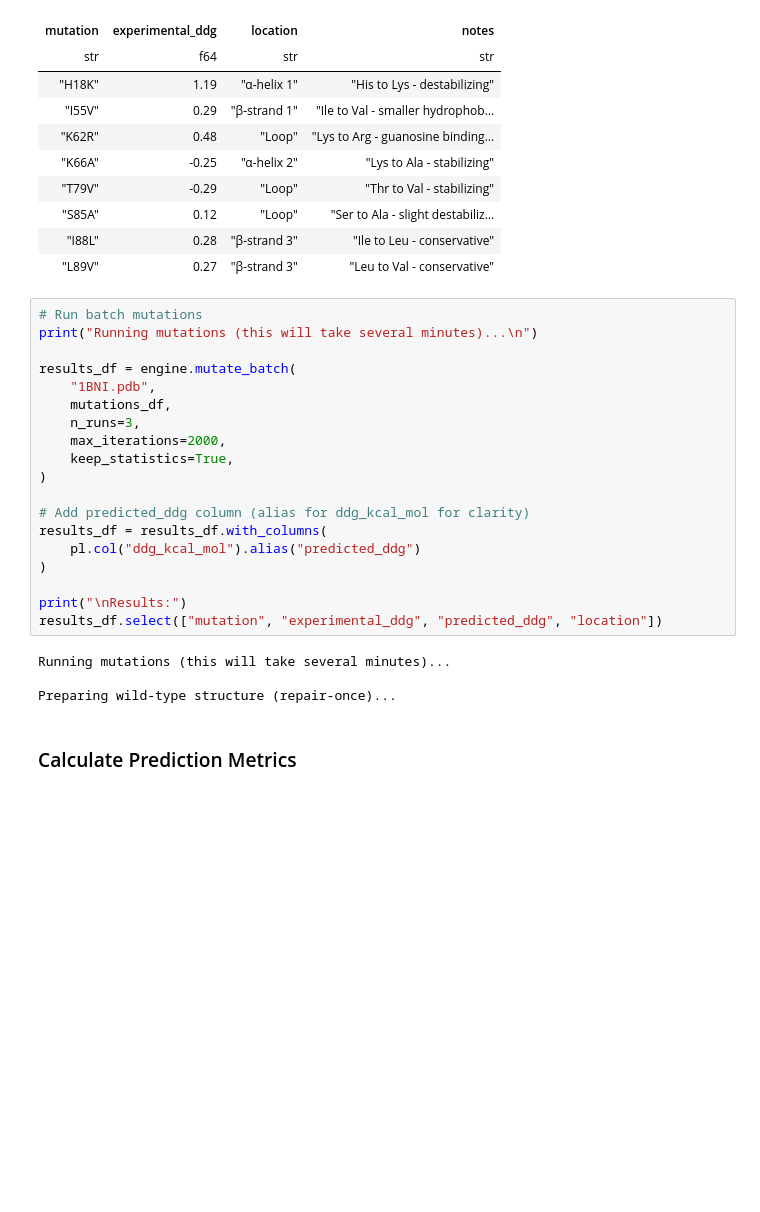
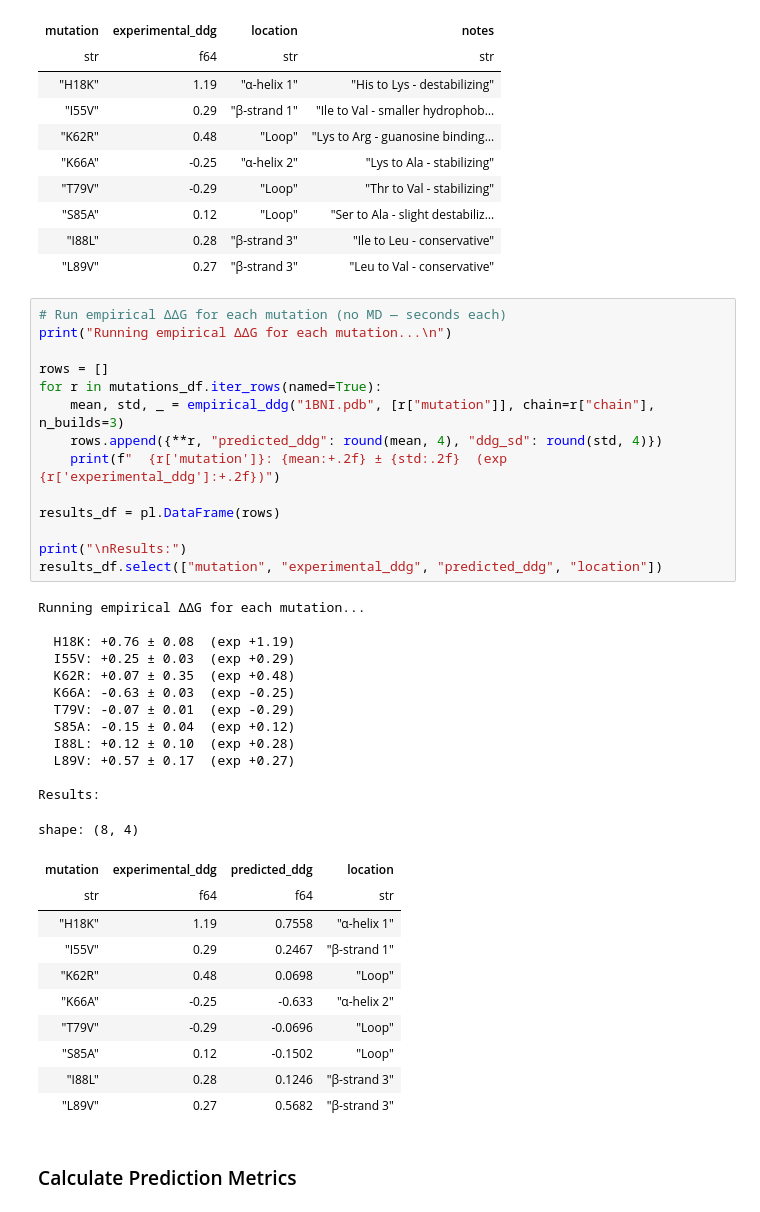
Before and after one commit to arikat/sicifus, a Jupyter notebook: examples/mutation_analysis_demo.ipynb, the cells around one changed output. Cells and saved outputs as stored; diff of their text form; blank space fills up the shorter version.

```diff
--- a/examples/mutation_analysis_demo.ipynb
+++ b/examples/mutation_analysis_demo.ipynb
@@ -178,29 +208,44 @@ shape: (8, 4)
 | "S85A" | 0.12 | "Loop" | "Ser to Ala - slight destabiliz… |
 | "I88L" | 0.28 | "β-strand 3" | "Ile to Leu - conservative" |
 | "L89V" | 0.27 | "β-strand 3" | "Leu to Val - conservative" |
-# %%
-# Run batch mutations
-print("Running mutations (this will take several minutes)...\n")
-
-results_df = engine.mutate_batch(
-    "1BNI.pdb",
-    mutations_df,
-    n_runs=3,
-    max_iterations=2000,
-    keep_statistics=True,
-)
-
-# Add predicted_ddg column (alias for ddg_kcal_mol for clarity)
-results_df = results_df.with_columns(
-    pl.col("ddg_kcal_mol").alias("predicted_ddg")
-)
-
-print("\nResults:")
-results_df.select(["mutation", "experimental_ddg", "predicted_ddg", "location"])
-# %% [output]
-Running mutations (this will take several minutes)...
-
-Preparing wild-type structure (repair-once)...
+# %%
+# Run empirical ΔΔG for each mutation (no MD — seconds each)
+print("Running empirical ΔΔG for each mutation...\n")
+
+rows = []
+for r in mutations_df.iter_rows(named=True):
+    mean, std, _ = empirical_ddg("1BNI.pdb", [r["mutation"]], chain=r["chain"], n_builds=3)
+    rows.append({**r, "predicted_ddg": round(mean, 4), "ddg_sd": round(std, 4)})
+    print(f"  {r['mutation']}: {mean:+.2f} ± {std:.2f}  (exp {r['experimental_ddg']:+.2f})")
+
+results_df = pl.DataFrame(rows)
+
+print("\nResults:")
+results_df.select(["mutation", "experimental_ddg", "predicted_ddg", "location"])
+# %% [output]
+Running empirical ΔΔG for each mutation...
+
+  H18K: +0.76 ± 0.08  (exp +1.19)
+  I55V: +0.25 ± 0.03  (exp +0.29)
+  K62R: +0.07 ± 0.35  (exp +0.48)
+  K66A: -0.63 ± 0.03  (exp -0.25)
+  T79V: -0.07 ± 0.01  (exp -0.29)
+  S85A: -0.15 ± 0.04  (exp +0.12)
+  I88L: +0.12 ± 0.10  (exp +0.28)
+  L89V: +0.57 ± 0.17  (exp +0.27)
+
+Results:
+shape: (8, 4)
+| mutation | experimental_ddg | predicted_ddg | location |
+| str | f64 | f64 | str |
+| "H18K" | 1.19 | 0.7558 | "α-helix 1" |
+| "I55V" | 0.29 | 0.2467 | "β-strand 1" |
+| "K62R" | 0.48 | 0.0698 | "Loop" |
+| "K66A" | -0.25 | -0.633 | "α-helix 2" |
+| "T79V" | -0.29 | -0.0696 | "Loop" |
+| "S85A" | 0.12 | -0.1502 | "Loop" |
+| "I88L" | 0.28 | 0.1246 | "β-strand 3" |
+| "L89V" | 0.27 | 0.5682 | "β-strand 3" |
 # %% [markdown]
 ### Calculate Prediction Metrics
 # %%
```
Also changed, not shown: parts of 19 cells of this notebook, 22 other files.
